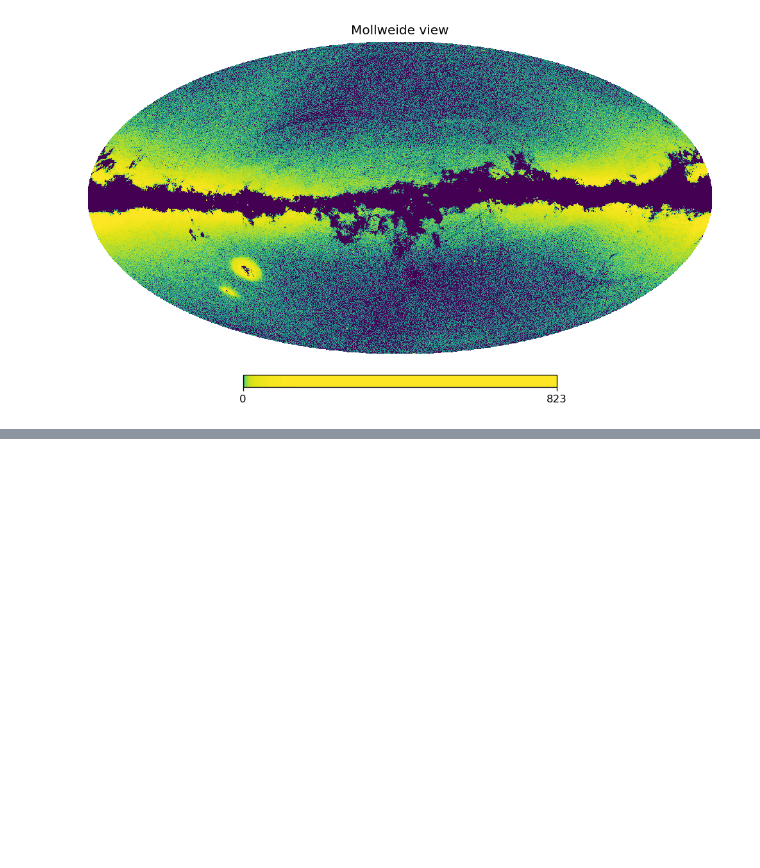
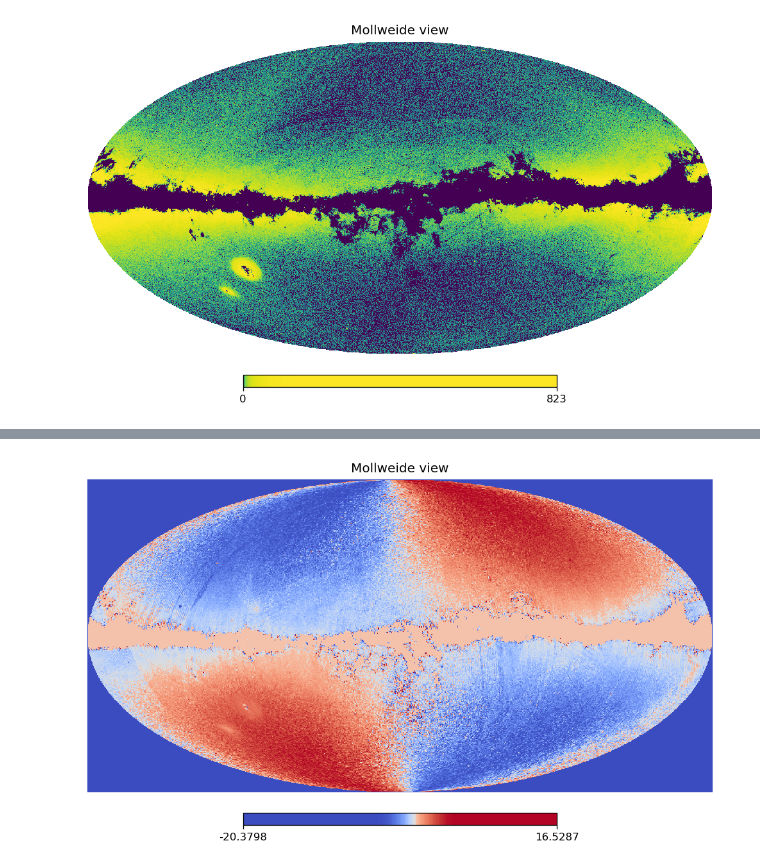
Before and after one commit to ctslater/gaia_experiments, a Jupyter notebook: gaia_mu_b.ipynb, the cells around one changed output, grey strips where cells are left out. Saved outputs shown, nothing was run; the diff lists cells and outputs as text; code cells hidden in the pictures; blank space fills up the shorter version.

```diff
--- a/gaia_mu_b.ipynb
+++ b/gaia_mu_b.ipynb
@@ -163,0 +167,4 @@ hp.mollview(np.arctan2(map_pos_b, map_negative_b) - np.arctan(1), #rot=(266.4 -
+# %%
+%%time
+
+map_mean_b = healpix_hist(gaia_g0_mu_b, NSIDE=hp.order2nside(7), agg={"mu_b": "avg"})
@@ -163,0 +177,10 @@ hp.mollview(np.arctan2(map_pos_b, map_negative_b) - np.arctan(1), #rot=(266.4 -
+# %%
+matplotlib.rcParams['figure.dpi'] = 120
+
+hp.mollview(map_mean_b, #rot=(266.4 - 180, 28.94, -57 - 180),
+            rot=(266.4 - 180, 28.94, -57),
+            cmap='coolwarm', #min=-0.7, max=0.7,
+            xsize=1400,  #min=0.1, max=2.0,
+            nest=True, norm='hist')
+# %% [output]
+[figure, added]
```
Also changed, not shown: parts of 7 cells of this notebook, 3 other files.
